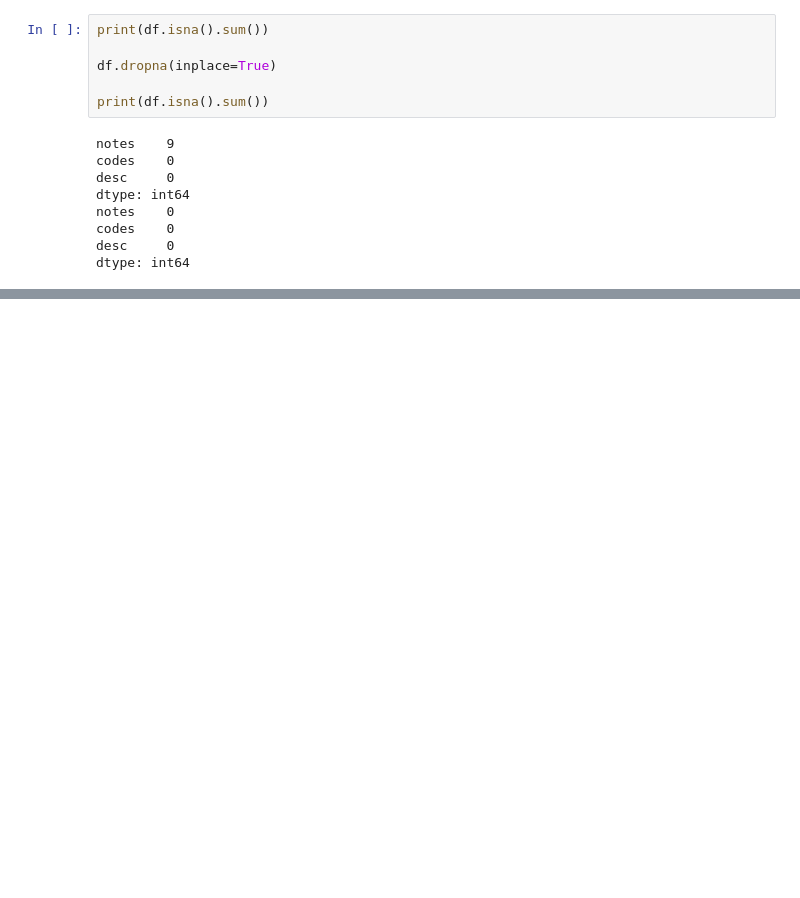
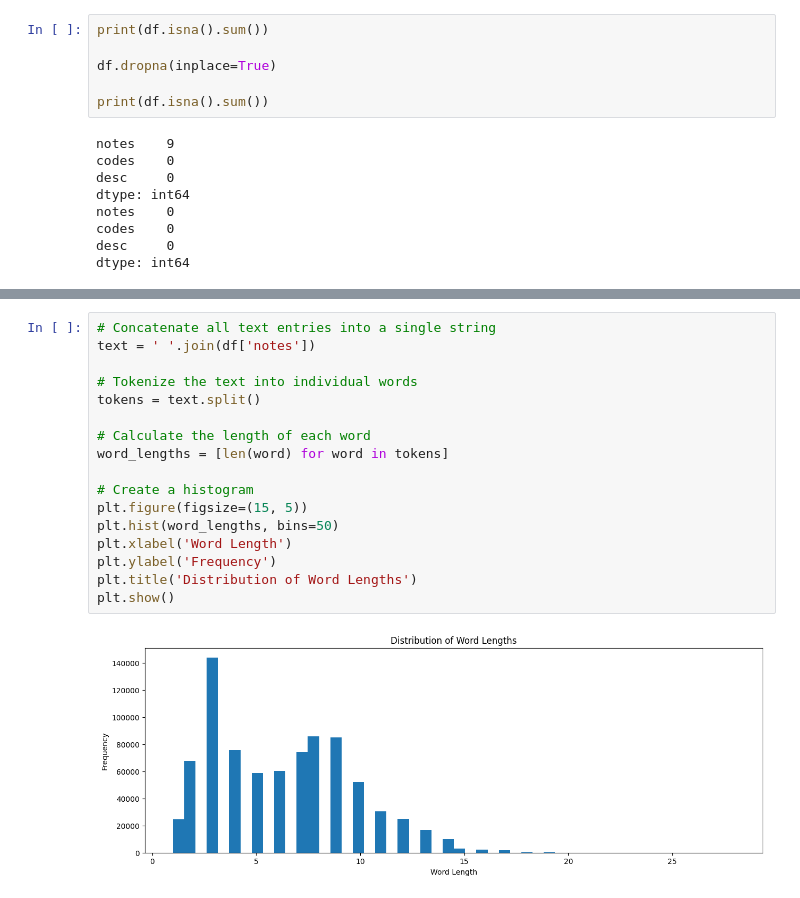
Before and after one commit to Nielspace/MedicalLM, a Jupyter notebook: Runs.ipynb, the cells around one changed output, grey strips where cells are left out. Saved outputs shown, nothing was run; the diff lists cells and outputs as text; blank space fills up the shorter version.

```diff
--- a/Runs.ipynb
+++ b/Runs.ipynb
@@ -44,0 +108,19 @@ duplicate_notes['notes'] = duplicate_notes.notes.apply(text_aug.summarize_w_t5_b
+# %%
+# Concatenate all text entries into a single string
+text = ' '.join(df['notes'])
+
+# Tokenize the text into individual words
+tokens = text.split()
+
+# Calculate the length of each word
+word_lengths = [len(word) for word in tokens]
+
+# Create a histogram
+plt.figure(figsize=(15, 5))
+plt.hist(word_lengths, bins=50)
+plt.xlabel('Word Length')
+plt.ylabel('Frequency')
+plt.title('Distribution of Word Lengths')
+plt.show()
+# %% [output]
+[figure, added]
```
Also changed, not shown: parts of 28 cells of this notebook, 2 other files.
